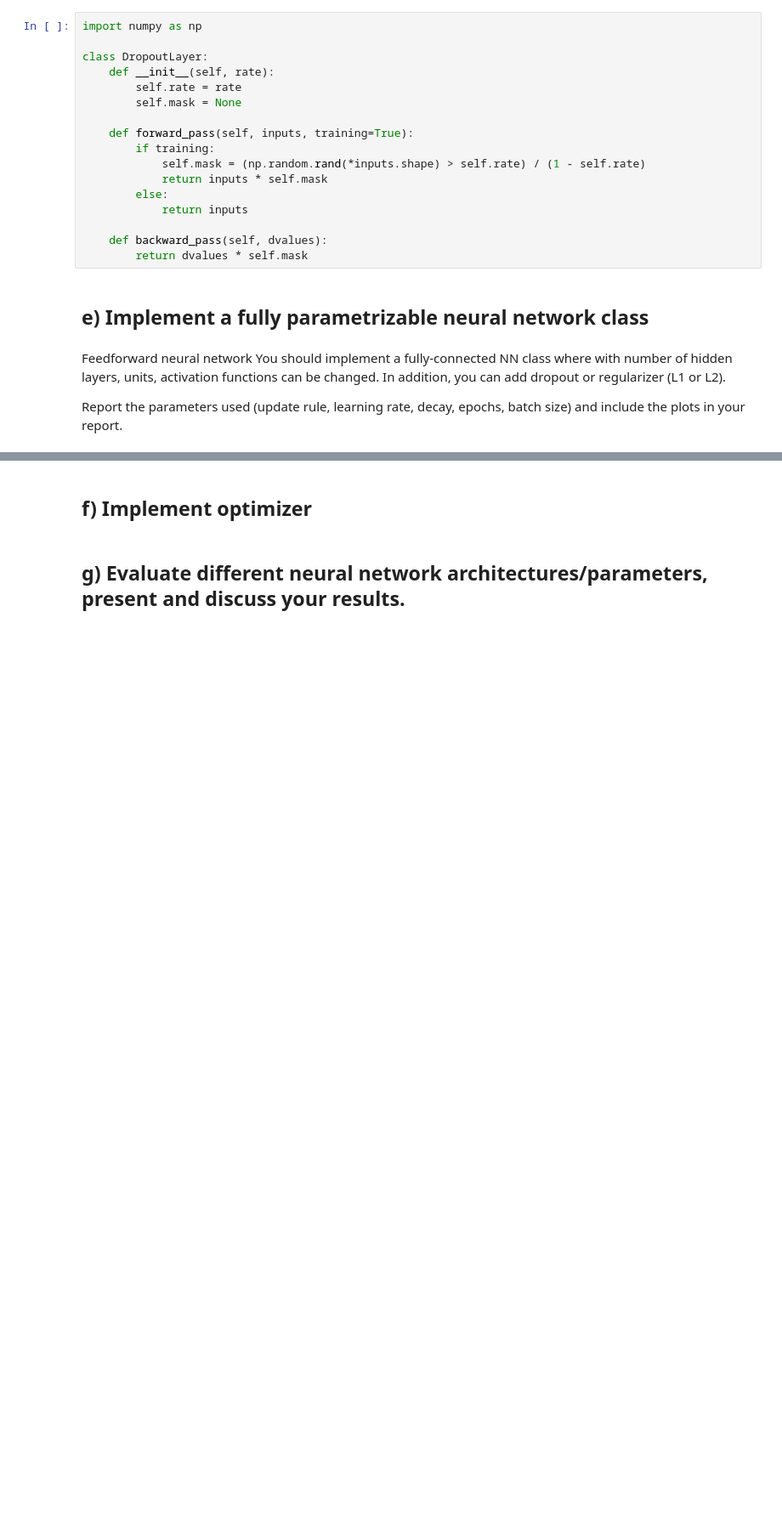
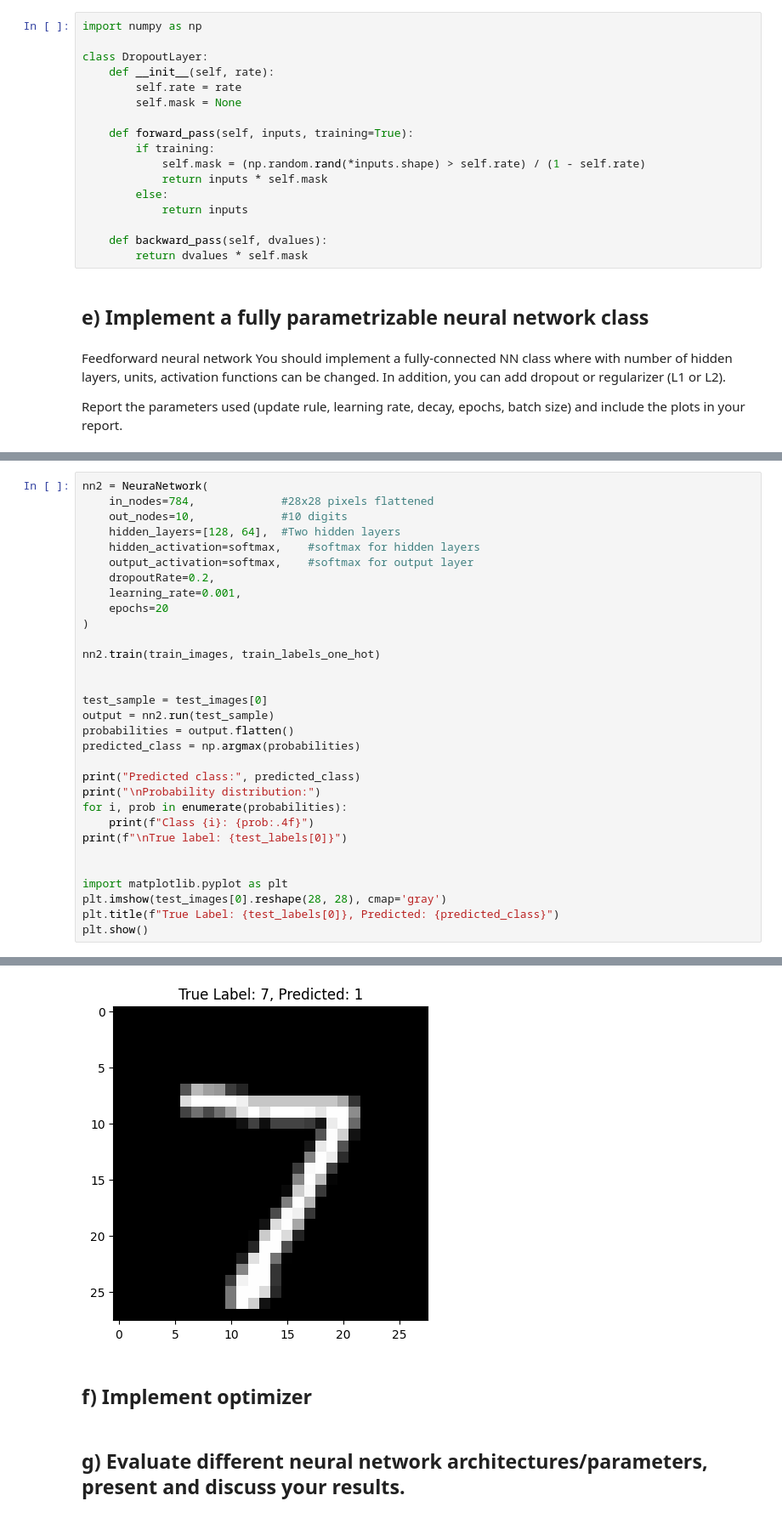
Before and after one commit to zcityuni/IN3063-coursework, a Jupyter notebook: Task1.ipynb, the cells around one changed output, grey strips where cells are left out. Shown at 85% size. Drawn from its saved outputs; the diff is of its cells as text; blank space fills up the shorter version.

```diff
--- a/Task1.ipynb
+++ b/Task1.ipynb
@@ -229,0 +365,32 @@ output after training: [[0.41101859]]
+# %%
+nn2 = NeuraNetwork(
+    in_nodes=784,             #28x28 pixels flattened
+    out_nodes=10,             #10 digits
+    hidden_layers=[128, 64],  #Two hidden layers
+    hidden_activation=softmax,    #softmax for hidden layers
+    output_activation=softmax,    #softmax for output layer
+    dropoutRate=0.2,
+    learning_rate=0.001,
+    epochs=20
+)
+
+nn2.train(train_images, train_labels_one_hot)
+
+
+test_sample = test_images[0]
+output = nn2.run(test_sample)
+probabilities = output.flatten()
+predicted_class = np.argmax(probabilities)
+
+print("Predicted class:", predicted_class)
+print("\nProbability distribution:")
+for i, prob in enumerate(probabilities):
+    print(f"Class {i}: {prob:.4f}")
+print(f"\nTrue label: {test_labels[0]}")
+
+
+import matplotlib.pyplot as plt
+plt.imshow(test_images[0].reshape(28, 28), cmap='gray')
+plt.title(f"True Label: {test_labels[0]}, Predicted: {predicted_class}")
+plt.show()
+# %% [output]
@@ -230,3 +414,4 @@ output after training: [[0.41101859]]
+[figure, added]
 # %% [markdown]
 ## f) Implement optimizer
 # %% [markdown]
```
Also changed, not shown: parts of 9 cells of this notebook.
